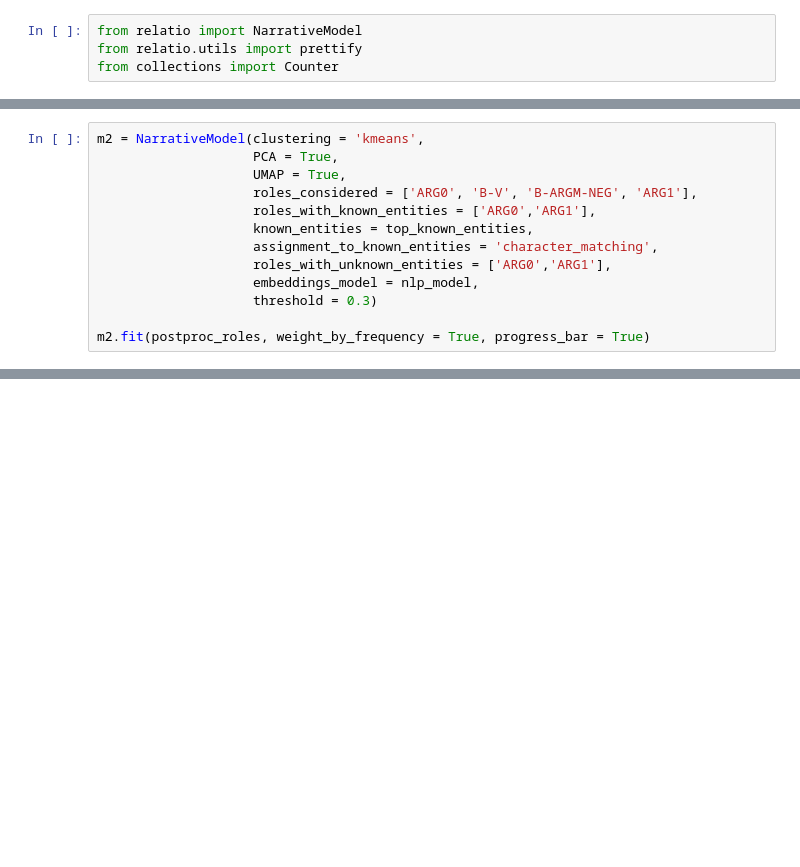
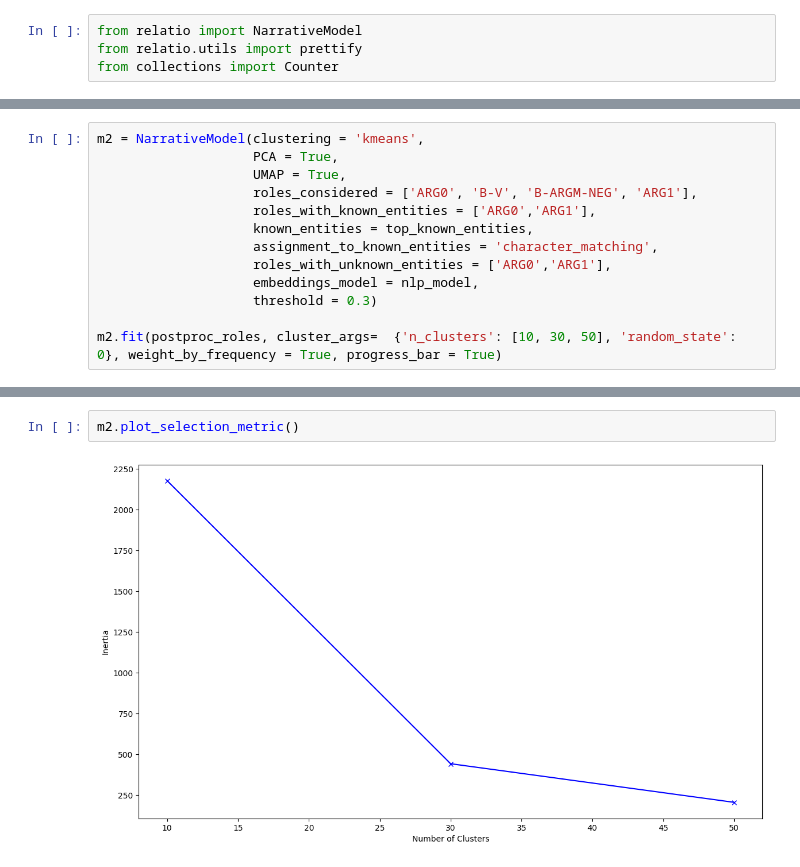
Before and after one commit to relatio-nlp/relatio, a Jupyter notebook: tutorial/tutorial_french.ipynb, the cells around one changed output, grey strips where cells are left out. Cells and saved outputs as stored; diff of their text form; blank space fills up the shorter version.

```diff
--- a/tutorial/tutorial_french.ipynb
+++ b/tutorial/tutorial_french.ipynb
@@ -123,4 +248,4 @@ m2 = NarrativeModel(clustering = 'kmeans',
                     embeddings_model = nlp_model,
                     threshold = 0.3)
 
-m2.fit(postproc_roles, weight_by_frequency = True, progress_bar = True)
+m2.fit(postproc_roles, cluster_args=  {'n_clusters': [10, 30, 50], 'random_state': 0}, weight_by_frequency = True, progress_bar = True)
@@ -127,2 +267,6 @@ m2.fit(postproc_roles, weight_by_frequency = True, progress_bar = True)
+# %%
+m2.plot_selection_metric()
+# %% [output]
+[figure, added]
 # %%
 narratives = m2.predict(postproc_roles, progress_bar = True)
```
Also changed, not shown: parts of 15 cells of this notebook, 17 other files.
